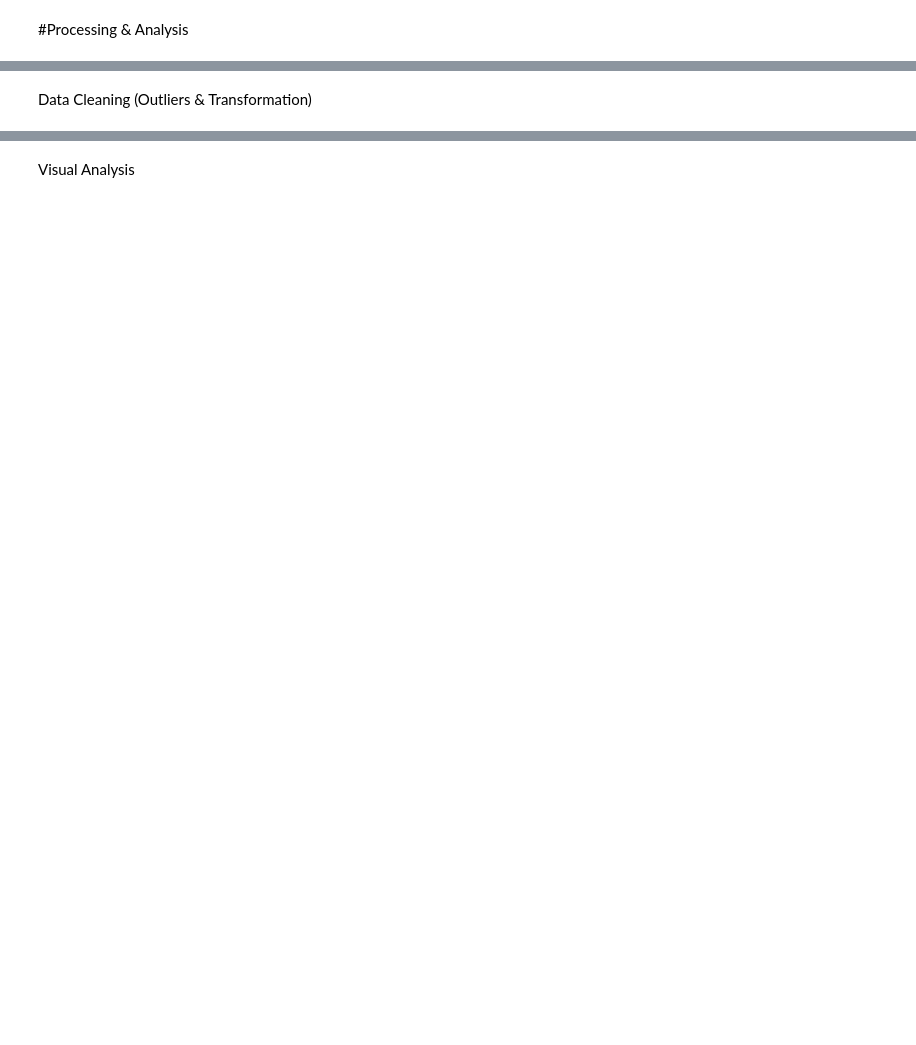
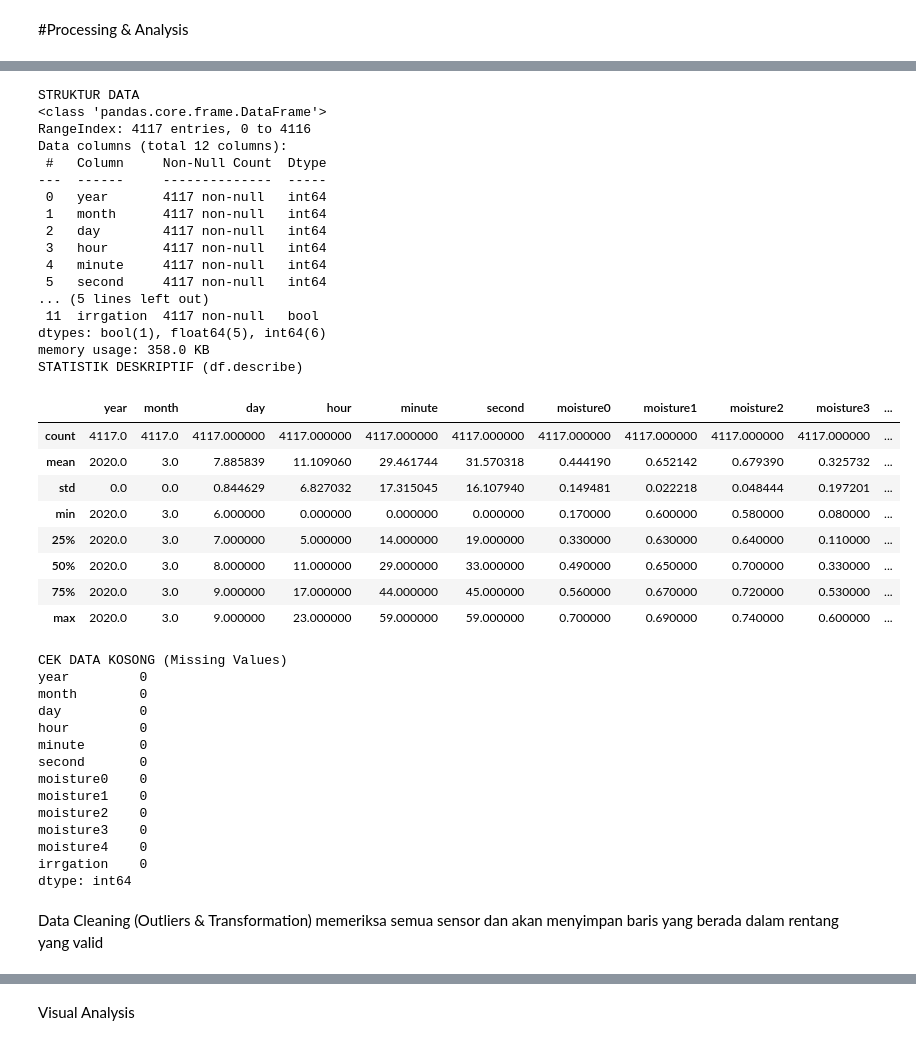
Before and after one commit to yayay138/data-lifecycle-smart-farming-23082010112, a Jupyter notebook: Data_Lifecycle_Smart_Farming.ipynb, the cells around one changed output, grey strips where cells are left out. Drawn from its saved outputs; the diff is of its cells as text; code cells hidden in the pictures; blank space fills up the shorter version.

Commit message:
Analysis repot dan dashboard

```diff
--- a/Data_Lifecycle_Smart_Farming.ipynb
+++ b/Data_Lifecycle_Smart_Farming.ipynb
@@ -90,3 +43,61 @@ Completeness Score : 1.0000 (Target: 1.0)
-# %% [markdown]
-Data Cleaning (Outliers & Transformation)
+# %%
+# 4.Data Mentah
+df = pd.read_csv('data/raw/plant_vase1.CSV')
+
+#5.Exploratory Data Analysis (EDA)
+print("STRUKTUR DATA")
+
+df.info()
+
+print("STATISTIK DESKRIPTIF (df.describe)")
+# Menampilkan rata-rata, min, max, dan kuartil untuk data numerik
+display(df.describe())
+
+print("CEK DATA KOSONG (Missing Values)")
+# Menghitung jumlah nilai NaN/Null di setiap kolom
+print(df.isnull().sum())
+# %% [output]
+STRUKTUR DATA
+<class 'pandas.core.frame.DataFrame'>
+RangeIndex: 4117 entries, 0 to 4116
+Data columns (total 12 columns):
+ #   Column     Non-Null Count  Dtype
+---  ------     --------------  -----
+ 0   year       4117 non-null   int64
+ 1   month      4117 non-null   int64
+ 2   day        4117 non-null   int64
+ 3   hour       4117 non-null   int64
+ 4   minute     4117 non-null   int64
+ 5   second     4117 non-null   int64
+... (5 lines left out)
+ 11  irrgation  4117 non-null   bool
+dtypes: bool(1), float64(5), int64(6)
+memory usage: 358.0 KB
+STATISTIK DESKRIPTIF (df.describe)
+|  | year | month | day | hour | minute | second | moisture0 | moisture1 | moisture2 | moisture3 | ... |
+| count | 4117.0 | 4117.0 | 4117.000000 | 4117.000000 | 4117.000000 | 4117.000000 | 4117.000000 | 4117.000000 | 4117.000000 | 4117.000000 | ... |
+| mean | 2020.0 | 3.0 | 7.885839 | 11.109060 | 29.461744 | 31.570318 | 0.444190 | 0.652142 | 0.679390 | 0.325732 | ... |
+| std | 0.0 | 0.0 | 0.844629 | 6.827032 | 17.315045 | 16.107940 | 0.149481 | 0.022218 | 0.048444 | 0.197201 | ... |
+| min | 2020.0 | 3.0 | 6.000000 | 0.000000 | 0.000000 | 0.000000 | 0.170000 | 0.600000 | 0.580000 | 0.080000 | ... |
+| 25% | 2020.0 | 3.0 | 7.000000 | 5.000000 | 14.000000 | 19.000000 | 0.330000 | 0.630000 | 0.640000 | 0.110000 | ... |
+| 50% | 2020.0 | 3.0 | 8.000000 | 11.000000 | 29.000000 | 33.000000 | 0.490000 | 0.650000 | 0.700000 | 0.330000 | ... |
+| 75% | 2020.0 | 3.0 | 9.000000 | 17.000000 | 44.000000 | 45.000000 | 0.560000 | 0.670000 | 0.720000 | 0.530000 | ... |
+| max | 2020.0 | 3.0 | 9.000000 | 23.000000 | 59.000000 | 59.000000 | 0.700000 | 0.690000 | 0.740000 | 0.600000 | ... |
+CEK DATA KOSONG (Missing Values)
+year         0
+month        0
+day          0
+hour         0
+minute       0
+second       0
+moisture0    0
+moisture1    0
+moisture2    0
+moisture3    0
+moisture4    0
+irrgation    0
+dtype: int64
+# %% [markdown]
+Data Cleaning (Outliers & Transformation)
+memeriksa semua sensor dan akan menyimpan baris yang berada dalam rentang yang valid
 # %%
```
Also changed, not shown: parts of 4 cells of this notebook, 3 other files.
